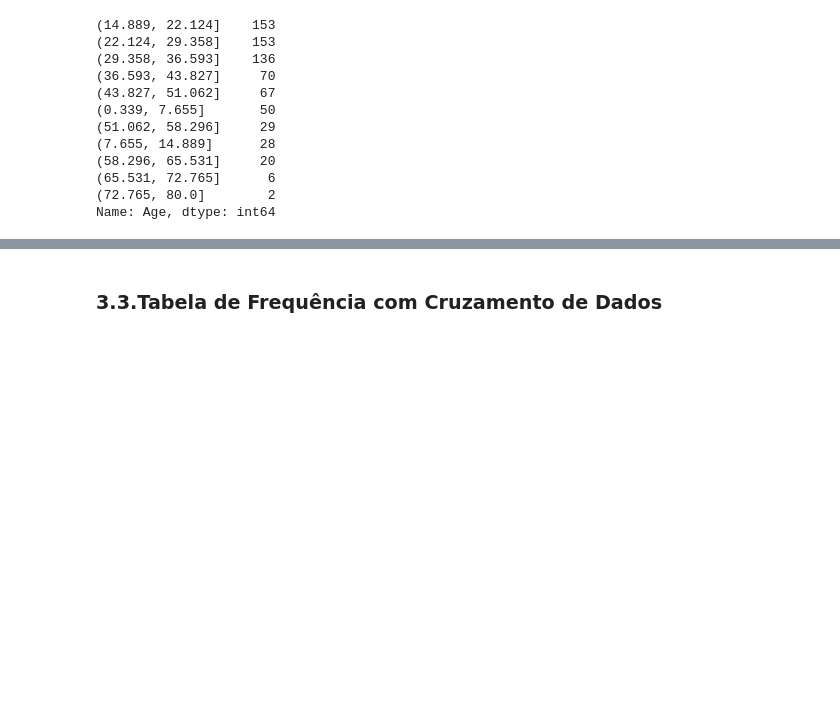
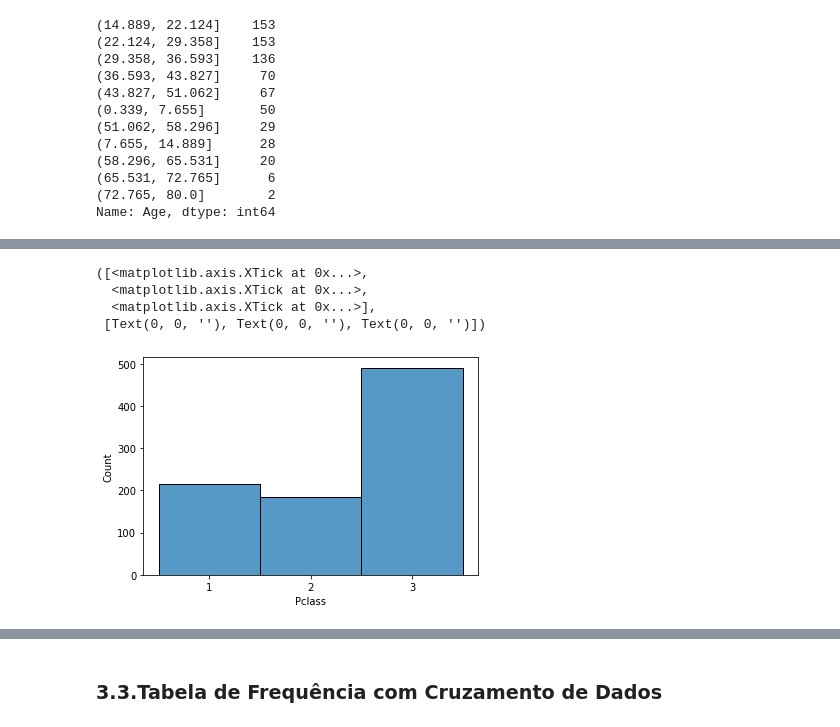
Before and after one commit to fabiobarreto-data-science/Data-Science---Let-s-Code, a Jupyter notebook: 01 - Introdução à Estatística.ipynb, the cells around one changed output, grey strips where cells are left out. Saved outputs shown, nothing was run; the diff lists cells and outputs as text; code cells hidden in the pictures; blank space fills up the shorter version.

```diff
--- a/01 - Introdução à Estatística.ipynb
+++ b/01 - Introdução à Estatística.ipynb
@@ -1088,0 +1094,9 @@ Name: Age, dtype: int64
+# %%
+sns.histplot(data=df["Pclass"], discrete=True) # Discrete é para juntar as barras
+plt.xticks([1,2,3]) # O que aparece no eixo X
+# %% [output]
+([<matplotlib.axis.XTick at 0x...>,
+  <matplotlib.axis.XTick at 0x...>,
+  <matplotlib.axis.XTick at 0x...>],
+ [Text(0, 0, ''), Text(0, 0, ''), Text(0, 0, '')])
+[figure, added]
```
Also changed, not shown: parts of 9 cells of this notebook.
